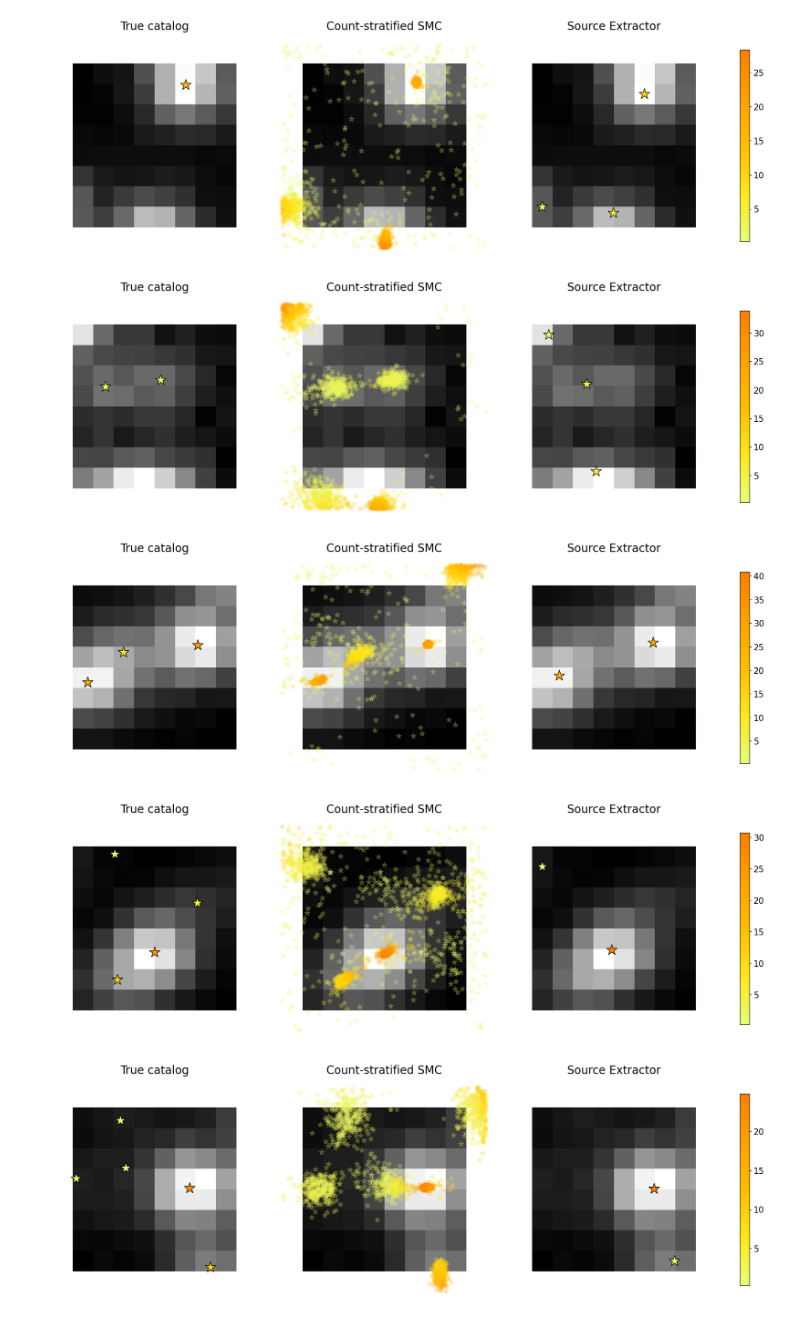
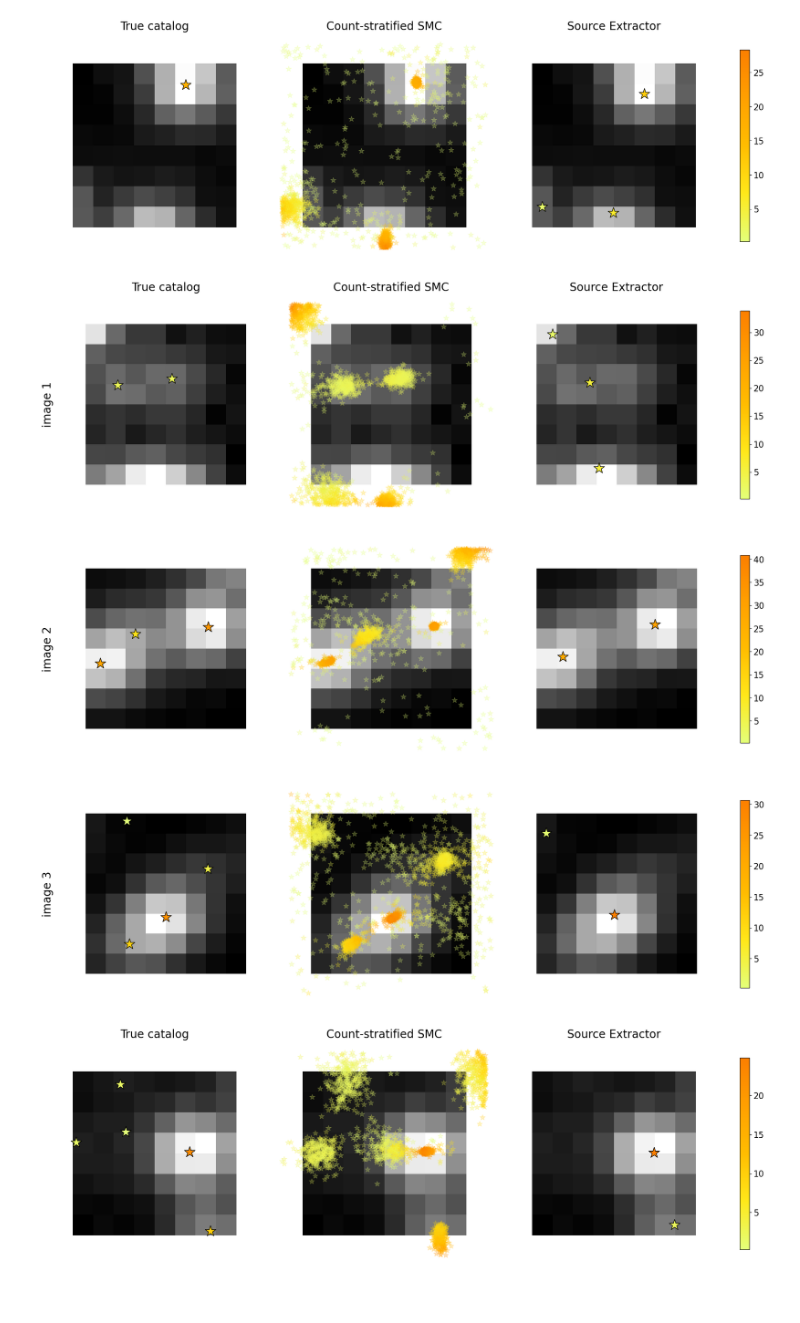
Before and after one commit to timwhite0/smcdet, a Jupyter notebook: experiments/manuscript/m71_manyimages/results/results.ipynb, the cells around one changed output. Cells and saved outputs as stored; diff of their text form; code cells hidden in the pictures.

Commit message:
Update figure labels

```diff
--- a/experiments/manuscript/m71_manyimages/results/results.ipynb
+++ b/experiments/manuscript/m71_manyimages/results/results.ipynb
@@ -259,30 +259,30 @@ fig.savefig('figures/m71_detections_count1_all.png', dpi = 250, transparent = Tr
 # %%
 idx = 42
 
-fig = plot_detections(image_index = idx, smc_cat_idx = "all",
+fig = plot_detections(image_index = idx, smc_cat_idx = "all", ylabel = "image 1",
                       smc_star_size = smc_star_size, smc_star_alpha = smc_star_alpha)
 
 fig.savefig('figures/m71_detections_count2_all.png', dpi = 250, transparent = True, bbox_inches = 'tight', pad_inches = 0)
 # %% [output]
-[figure, old version]
+[figure, new version]
 # %%
 idx = 297
 
-fig = plot_detections(image_index = idx, smc_cat_idx = "all",
+fig = plot_detections(image_index = idx, smc_cat_idx = "all", title = False, ylabel = "image 2",
                       smc_star_size = smc_star_size, smc_star_alpha = smc_star_alpha)
 
 fig.savefig('figures/m71_detections_count3_all.png', dpi = 250, transparent = True, bbox_inches = 'tight', pad_inches = 0)
 # %% [output]
-[figure, old version]
+[figure, new version]
 # %%
 idx = 148
 
-fig = plot_detections(image_index = idx, smc_cat_idx = "all",
+fig = plot_detections(image_index = idx, smc_cat_idx = "all", title = False, ylabel = "image 3",
                       smc_star_size = smc_star_size, smc_star_alpha = smc_star_alpha)
 
 fig.savefig('figures/m71_detections_count4_all.png', dpi = 250, transparent = True, bbox_inches = 'tight', pad_inches = 0)
 # %% [output]
-[figure, old version]
+[figure, new version]
 # %%
 idx = 320
 
```
Also changed, not shown: parts of 1 cell of this notebook, 1 other file.
